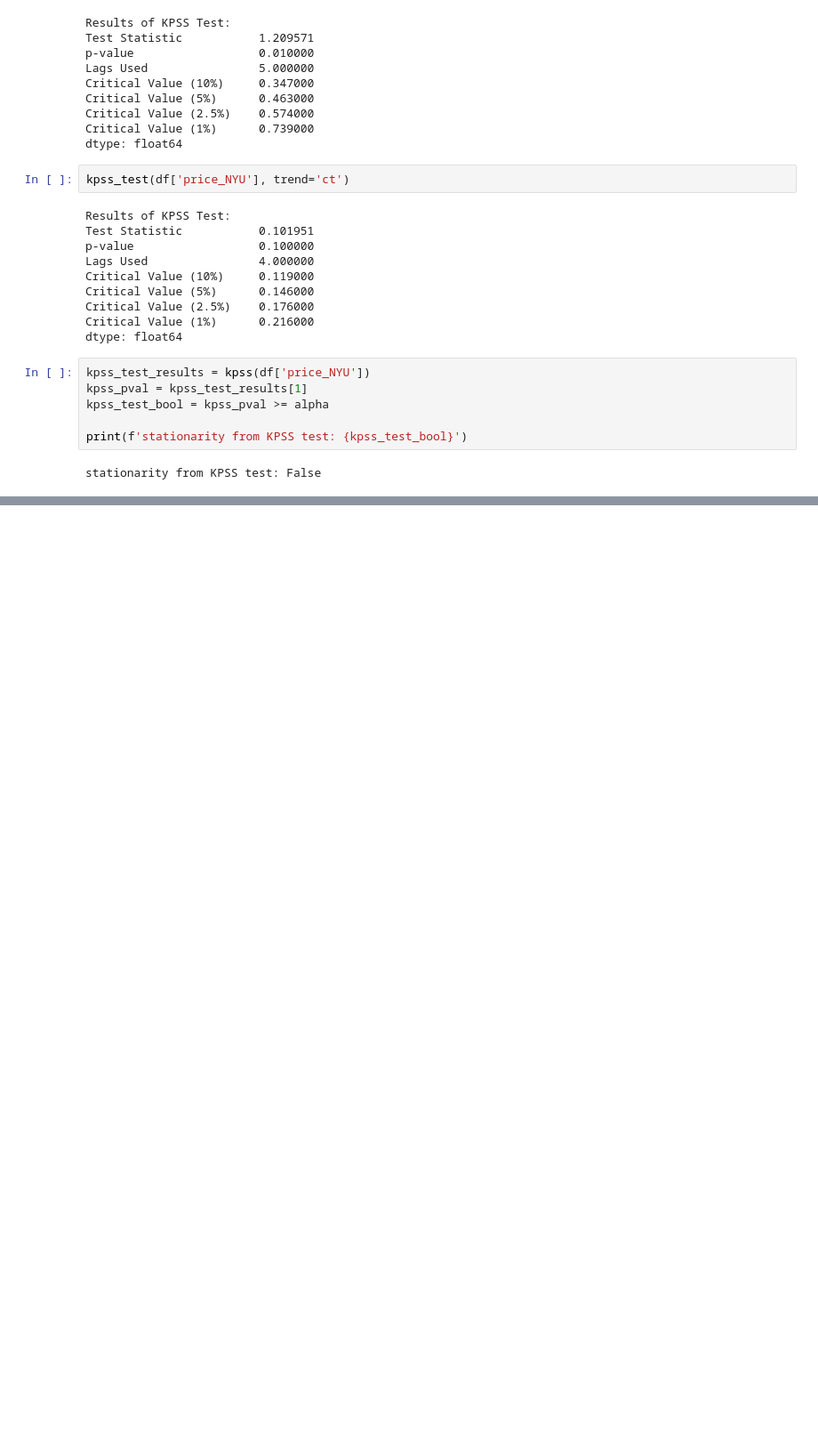
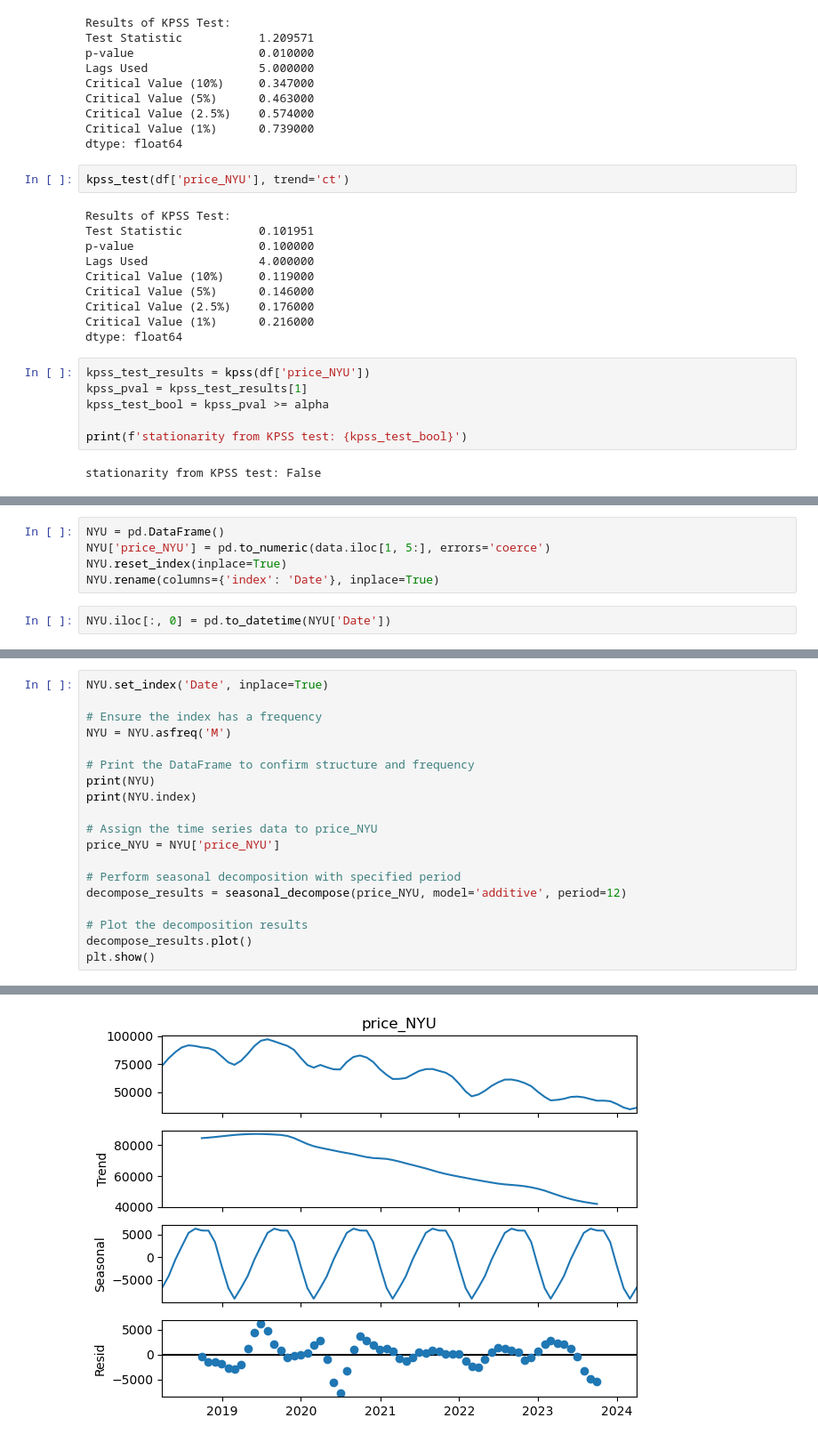
Before and after one commit to jacobsimeral/TS_Forecasting_Project, a Jupyter notebook: Code/EDA/helen_EDA.ipynb, the cells around one changed output, grey strips where cells are left out. Shown at 89% size. Cells and saved outputs as stored; diff of their text form; blank space fills up the shorter version.

```diff
--- a/Code/EDA/helen_EDA.ipynb
+++ b/Code/EDA/helen_EDA.ipynb
@@ -251,0 +287,7 @@ stationarity from KPSS test: False
+# %%
+NYU = pd.DataFrame()
+NYU['price_NYU'] = pd.to_numeric(data.iloc[1, 5:], errors='coerce')
+NYU.reset_index(inplace=True)
+NYU.rename(columns={'index': 'Date'}, inplace=True)
+# %%
+NYU.iloc[:, 0] = pd.to_datetime(NYU['Date'])
@@ -251,0 +303,20 @@ stationarity from KPSS test: False
+# %%
+NYU.set_index('Date', inplace=True)
+
+# Ensure the index has a frequency
+NYU = NYU.asfreq('M')
+
+# Print the DataFrame to confirm structure and frequency
+print(NYU)
+print(NYU.index)
+
+# Assign the time series data to price_NYU
+price_NYU = NYU['price_NYU']
+
+# Perform seasonal decomposition with specified period
+decompose_results = seasonal_decompose(price_NYU, model='additive', period=12)
+
+# Plot the decomposition results
+decompose_results.plot()
+plt.show()
+# %% [output]
@@ -251,0 +340 @@ stationarity from KPSS test: False
+[figure, added]
```
Also changed, not shown: parts of 28 cells of this notebook.
